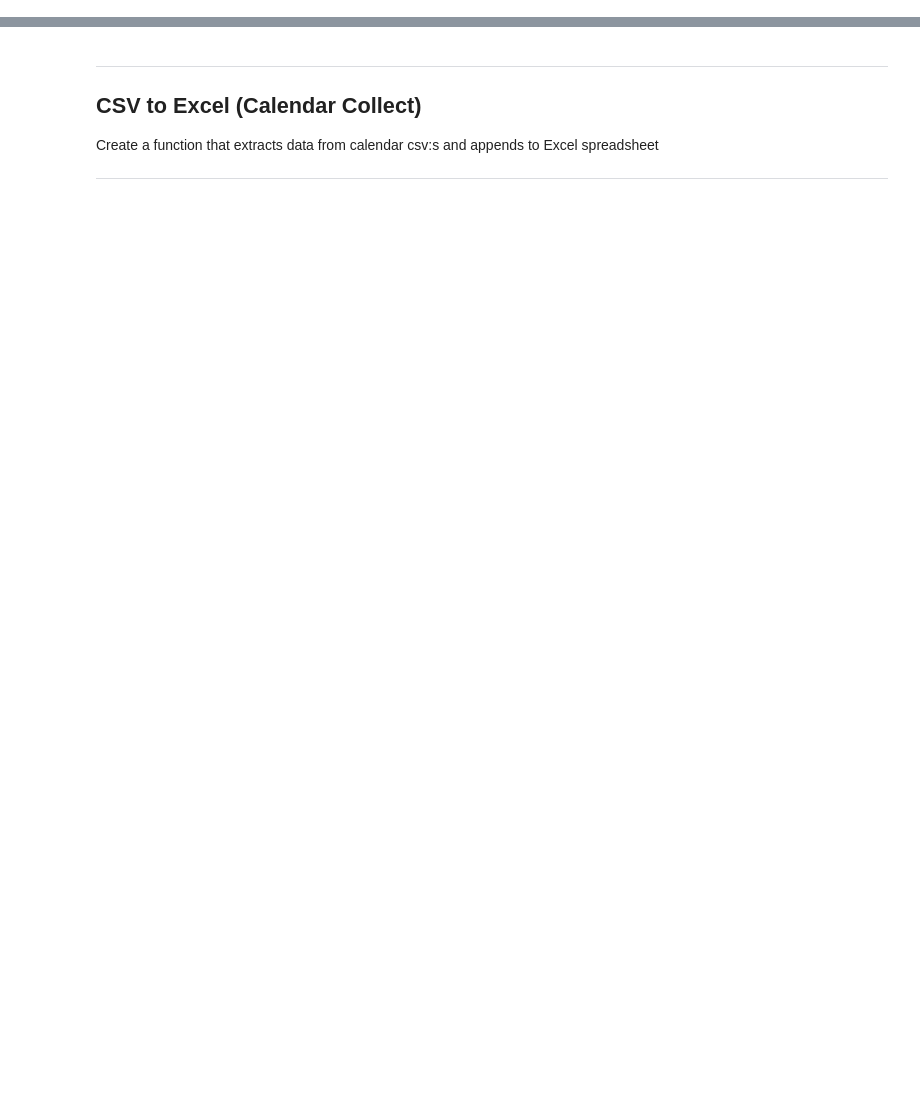
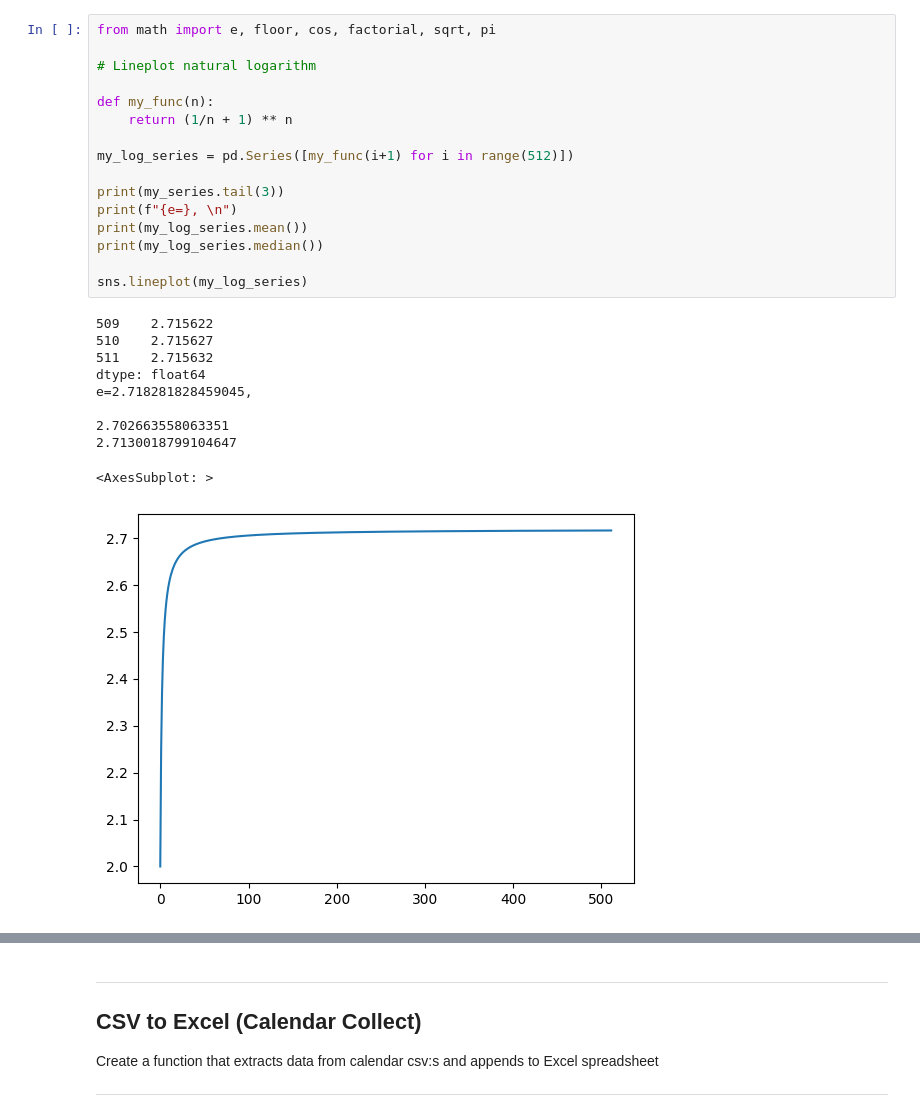
Before and after one commit to helveticae/Databehandling-William-Akilles-Lindstedt, a Jupyter notebook: Explorations/pandas_seaborn.ipynb, the cells around one changed output, grey strips where cells are left out. Drawn from its saved outputs; the diff is of its cells as text; blank space fills up the shorter version.

```diff
--- a/Explorations/pandas_seaborn.ipynb
+++ b/Explorations/pandas_seaborn.ipynb
@@ -26,0 +46,27 @@ sns.lineplot(my_series)
+# %%
+from math import e, floor, cos, factorial, sqrt, pi
+
+# Lineplot natural logarithm
+
+def my_func(n):
+    return (1/n + 1) ** n
+
+my_log_series = pd.Series([my_func(i+1) for i in range(512)])
+
+print(my_series.tail(3))
+print(f"{e=}, \n")
+print(my_log_series.mean())
+print(my_log_series.median())
+
+sns.lineplot(my_log_series)
+# %% [output]
+509    2.715622
+510    2.715627
+511    2.715632
+dtype: float64
+e=2.718281828459045,
+
+2.702663558063351
+2.7130018799104647
+<AxesSubplot: >
+[figure, added]
```
Also changed, not shown: parts of 16 cells of this notebook.
